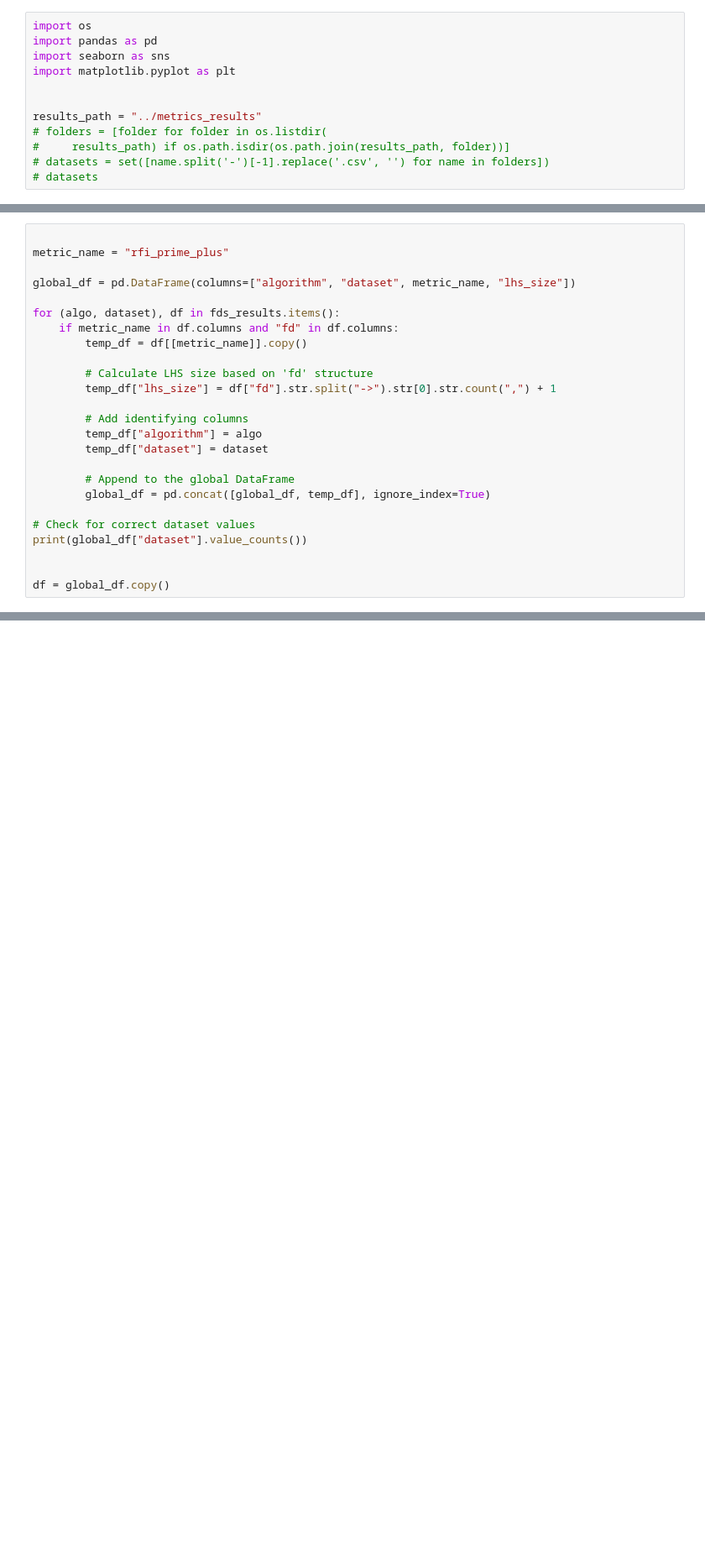
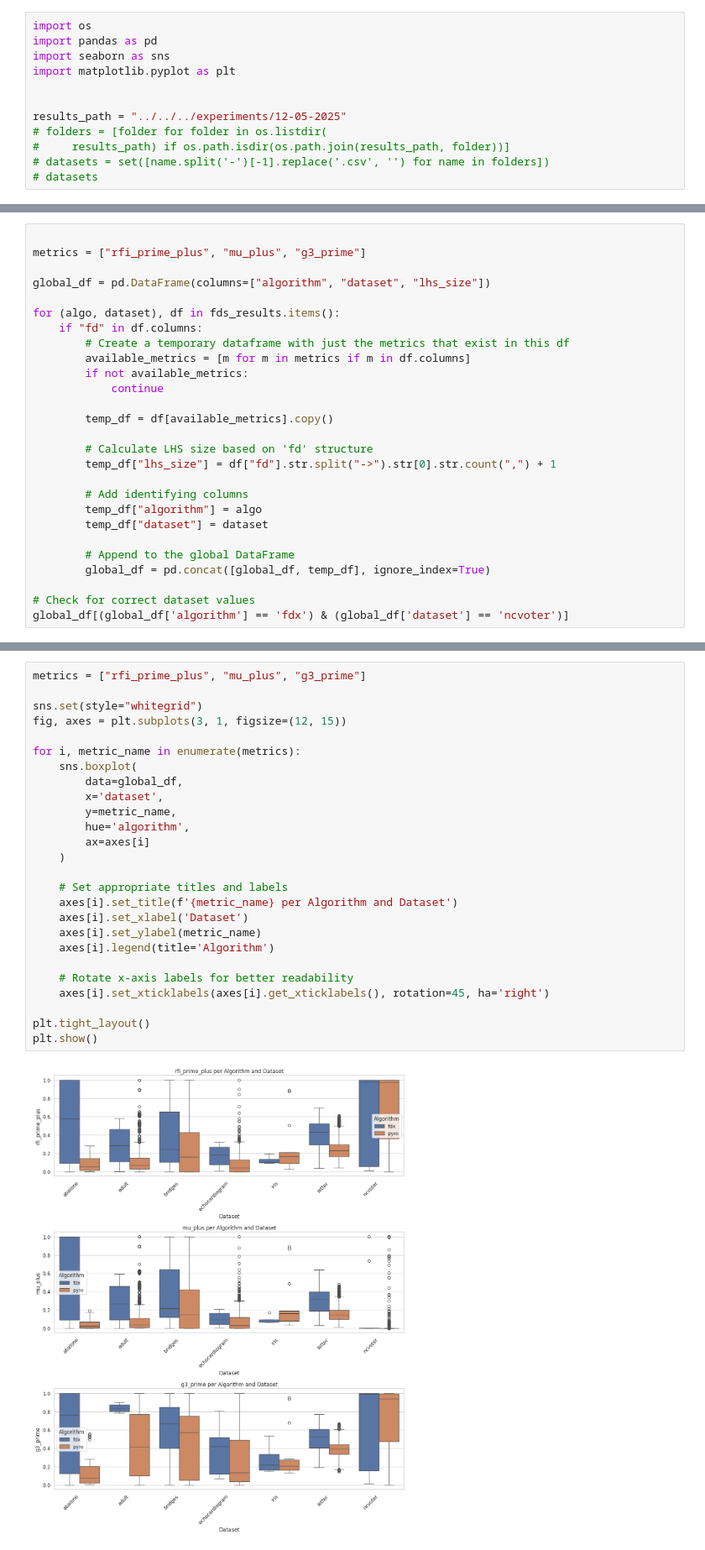
Before and after one commit to AlexF99/tcc, a Jupyter notebook: src/metrics/visualizations/initial_eda_mod.ipynb, the cells around one changed output, grey strips where cells are left out. Shown at 84% size. Cells and saved outputs as stored; diff of their text form; blank space fills up the shorter version.

Commit message:
plotting datasets as x axis for all metrics

```diff
--- a/src/metrics/visualizations/initial_eda_mod.ipynb
+++ b/src/metrics/visualizations/initial_eda_mod.ipynb
@@ -5,7 +5,7 @@ import seaborn as sns
 import matplotlib.pyplot as plt
 
 
-results_path = "../metrics_results"
+results_path = "../../../experiments/12-05-2025"
 # folders = [folder for folder in os.listdir(
 #     results_path) if os.path.isdir(os.path.join(results_path, folder))]
 # datasets = set([name.split('-')[-1].replace('.csv', '') for name in folders])
@@ -51,12 +73,17 @@ Headers: {'rfi_prime_plus', 'mu_plus_is_key', 'rfi_fi', 'g1', 'g3_prime', 'mu_is
 # %%
 
-metric_name = "rfi_prime_plus"
+metrics = ["rfi_prime_plus", "mu_plus", "g3_prime"]
 
-global_df = pd.DataFrame(columns=["algorithm", "dataset", metric_name, "lhs_size"])
+global_df = pd.DataFrame(columns=["algorithm", "dataset", "lhs_size"])
 
 for (algo, dataset), df in fds_results.items():
-    if metric_name in df.columns and "fd" in df.columns:
-        temp_df = df[[metric_name]].copy()
+    if "fd" in df.columns:
+        # Create a temporary dataframe with just the metrics that exist in this df
+        available_metrics = [m for m in metrics if m in df.columns]
+        if not available_metrics:
+            continue
+
+        temp_df = df[available_metrics].copy()
 
         # Calculate LHS size based on 'fd' structure
         temp_df["lhs_size"] = df["fd"].str.split("->").str[0].str.count(",") + 1
@@ -69,8 +96,5 @@ for (algo, dataset), df in fds_results.items():
         global_df = pd.concat([global_df, temp_df], ignore_index=True)
 
 # Check for correct dataset values
-print(global_df["dataset"].value_counts())
-
-
-df = global_df.copy()
+global_df[(global_df['algorithm'] == 'fdx') & (global_df['dataset'] == 'ncvoter')]
 # %% [output]
@@ -118,0 +111,28 @@ sns.catplot(
+# %%
+metrics = ["rfi_prime_plus", "mu_plus", "g3_prime"]
+
+sns.set(style="whitegrid")
+fig, axes = plt.subplots(3, 1, figsize=(12, 15))
+
+for i, metric_name in enumerate(metrics):
+    sns.boxplot(
+        data=global_df,
+        x='dataset',
+        y=metric_name,
+        hue='algorithm',
+        ax=axes[i]
+    )
+
+    # Set appropriate titles and labels
+    axes[i].set_title(f'{metric_name} per Algorithm and Dataset')
+    axes[i].set_xlabel('Dataset')
+    axes[i].set_ylabel(metric_name)
+    axes[i].legend(title='Algorithm')
+
+    # Rotate x-axis labels for better readability
+    axes[i].set_xticklabels(axes[i].get_xticklabels(), rotation=45, ha='right')
+
+plt.tight_layout()
+plt.show()
+# %% [output]
+[figure, added]
```
Also changed, not shown: parts of 6 cells of this notebook.
